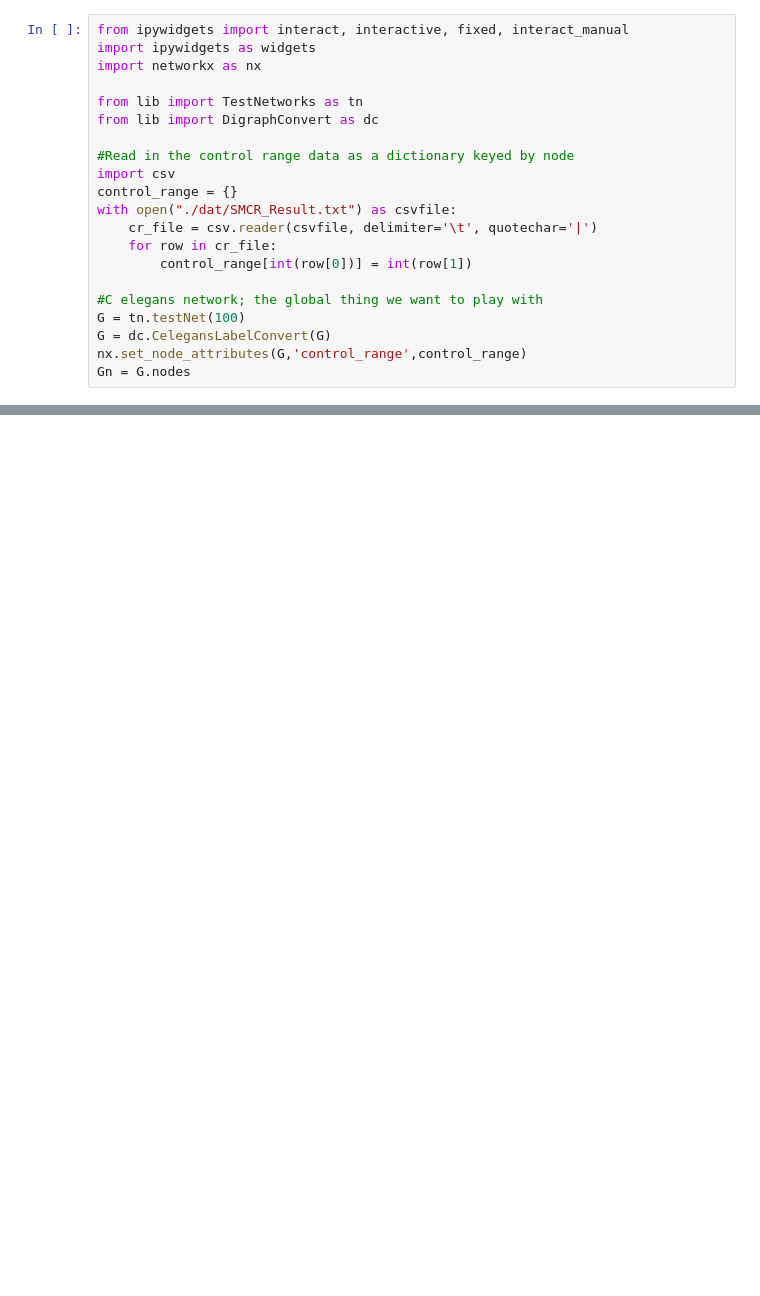
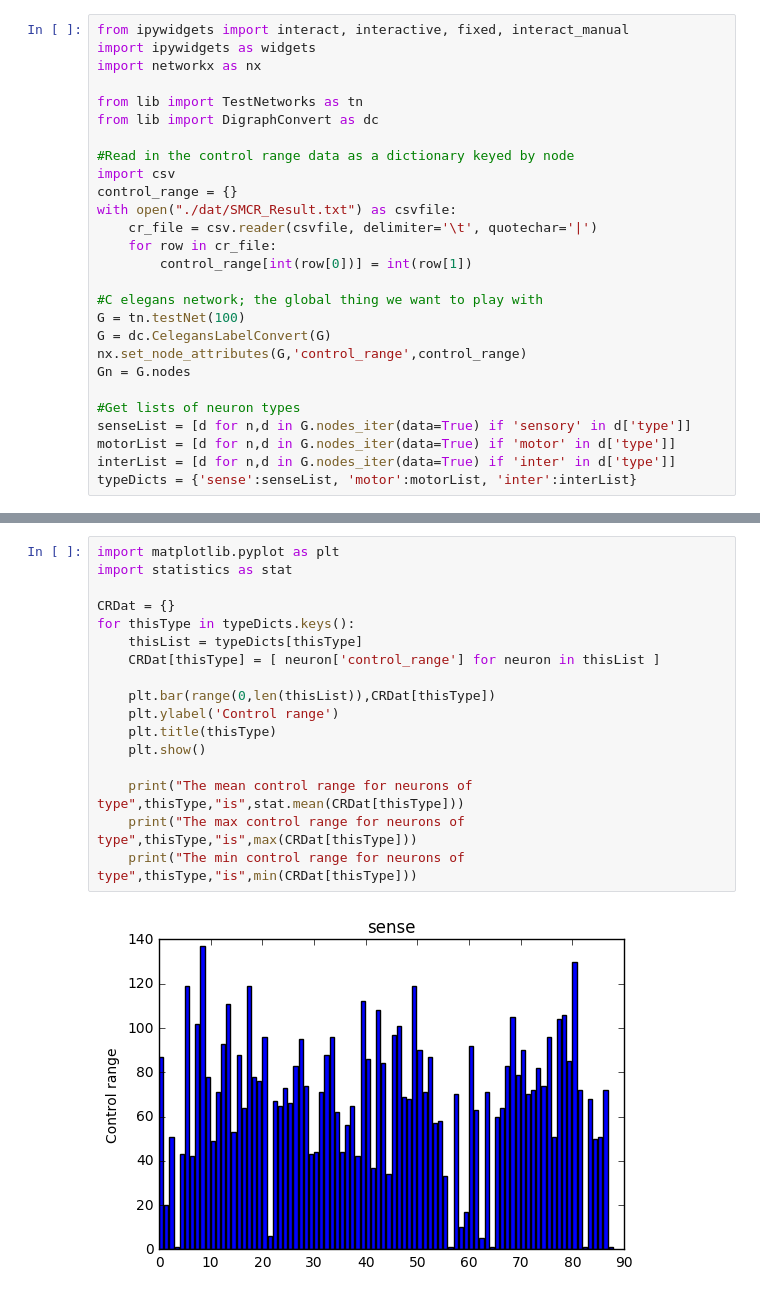
Before and after one commit to darthbeeblebrox/Network_Control, a Jupyter notebook: Control_widgets.ipynb, the cells around one changed output, grey strips where cells are left out. Saved outputs shown, nothing was run; the diff lists cells and outputs as text; blank space fills up the shorter version.

Commit message:
Graphed the different types of neurons with control range... not much difference

```diff
--- a/Control_widgets.ipynb
+++ b/Control_widgets.ipynb
@@ -19,4 +19,10 @@ G = tn.testNet(100)
 G = dc.CelegansLabelConvert(G)
 nx.set_node_attributes(G,'control_range',control_range)
 Gn = G.nodes
+
+#Get lists of neuron types
+senseList = [d for n,d in G.nodes_iter(data=True) if 'sensory' in d['type']]
+motorList = [d for n,d in G.nodes_iter(data=True) if 'motor' in d['type']]
+interList = [d for n,d in G.nodes_iter(data=True) if 'inter' in d['type']]
+typeDicts = {'sense':senseList, 'motor':motorList, 'inter':interList}
 # %%
@@ -38,0 +49,19 @@ interact(neuronData,node_num=node_widget);
+# %%
+import matplotlib.pyplot as plt
+import statistics as stat
+
+CRDat = {}
+for thisType in typeDicts.keys():
+    thisList = typeDicts[thisType]
+    CRDat[thisType] = [ neuron['control_range'] for neuron in thisList ]
+
+    plt.bar(range(0,len(thisList)),CRDat[thisType])
+    plt.ylabel('Control range')
+    plt.title(thisType)
+    plt.show()
+
+    print("The mean control range for neurons of type",thisType,"is",stat.mean(CRDat[thisType]))
+    print("The max control range for neurons of type",thisType,"is",max(CRDat[thisType]))
+    print("The min control range for neurons of type",thisType,"is",min(CRDat[thisType]))
+# %% [output]
+[figure, added]
```
Also changed, not shown: parts of 3 cells of this notebook.
